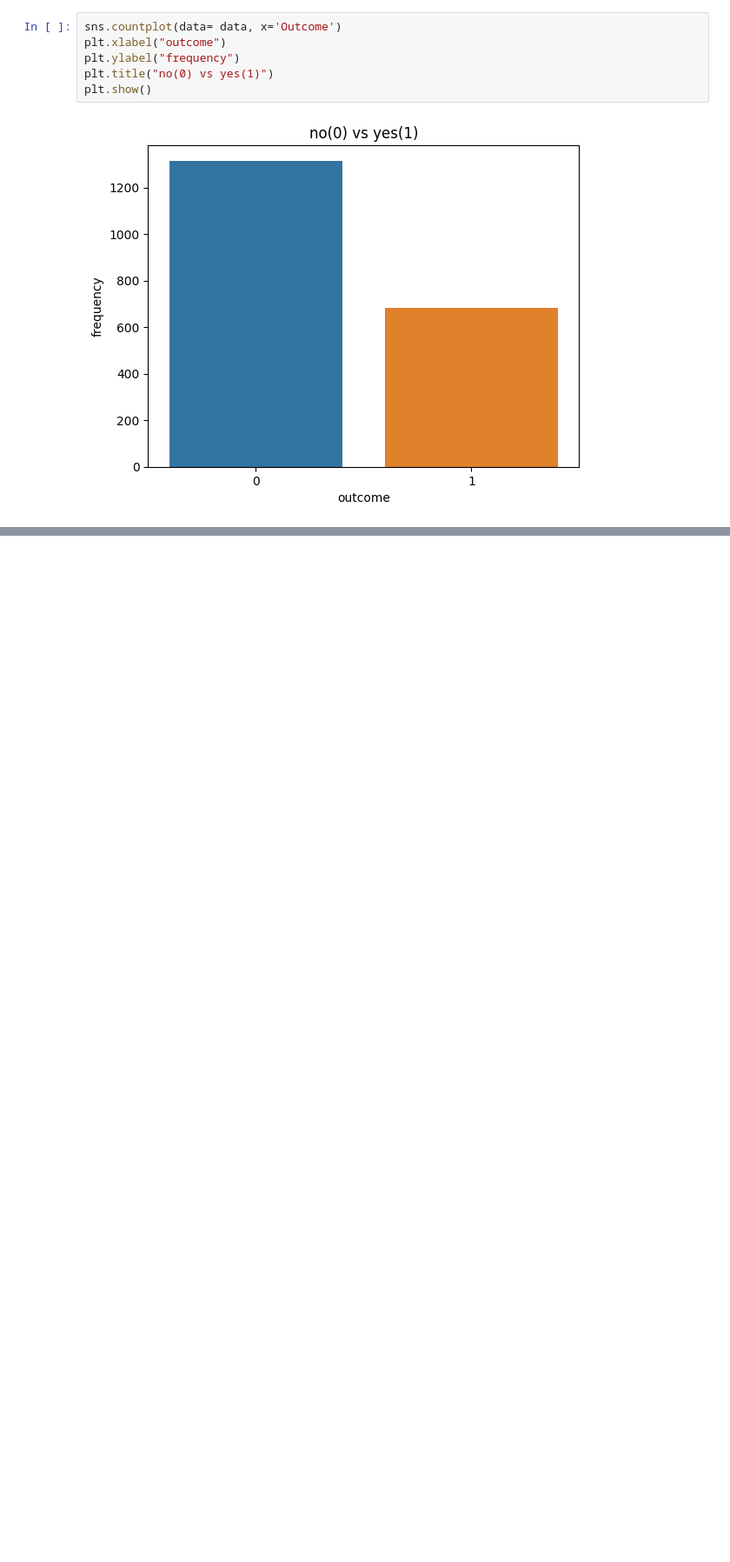
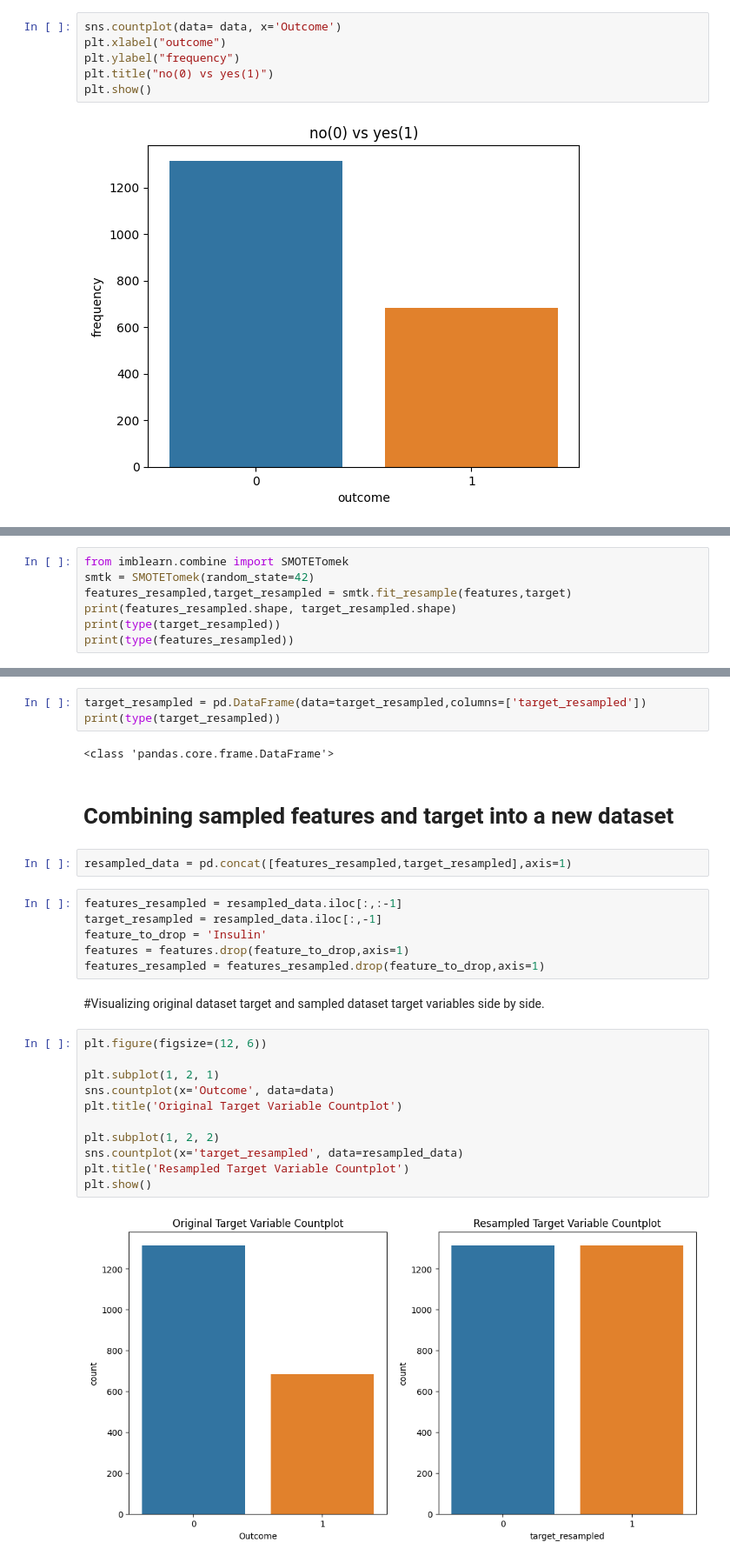
Before and after one commit to Jtandoh01/Disease-Prediction-ML-DCIT311, a Jupyter notebook: End_of_semester_project_DCIT313.ipynb, the cells around one changed output, grey strips where cells are left out. Shown at 87% size. Drawn from its saved outputs; the diff is of its cells as text; blank space fills up the shorter version.

```diff
--- a/End_of_semester_project_DCIT313.ipynb
+++ b/End_of_semester_project_DCIT313.ipynb
@@ -56,0 +142,7 @@ plt.show()
+# %%
+from imblearn.combine import SMOTETomek
+smtk = SMOTETomek(random_state=42)
+features_resampled,target_resampled = smtk.fit_resample(features,target)
+print(features_resampled.shape, target_resampled.shape)
+print(type(target_resampled))
+print(type(features_resampled))
@@ -56,0 +155,30 @@ plt.show()
+# %%
+target_resampled = pd.DataFrame(data=target_resampled,columns=['target_resampled'])
+print(type(target_resampled))
+# %% [output]
+<class 'pandas.core.frame.DataFrame'>
+# %% [markdown]
+# Combining sampled features and target into a new dataset
+# %%
+resampled_data = pd.concat([features_resampled,target_resampled],axis=1)
+# %%
+features_resampled = resampled_data.iloc[:,:-1]
+target_resampled = resampled_data.iloc[:,-1]
+feature_to_drop = 'Insulin'
+features = features.drop(feature_to_drop,axis=1)
+features_resampled = features_resampled.drop(feature_to_drop,axis=1)
+# %% [markdown]
+#Visualizing original dataset target and sampled dataset target variables side by side.
+# %%
+plt.figure(figsize=(12, 6))
+
+plt.subplot(1, 2, 1)
+sns.countplot(x='Outcome', data=data)
+plt.title('Original Target Variable Countplot')
+
+plt.subplot(1, 2, 2)
+sns.countplot(x='target_resampled', data=resampled_data)
+plt.title('Resampled Target Variable Countplot')
+plt.show()
+# %% [output]
+[figure, added]
```
Also changed, not shown: parts of 36 cells of this notebook.
